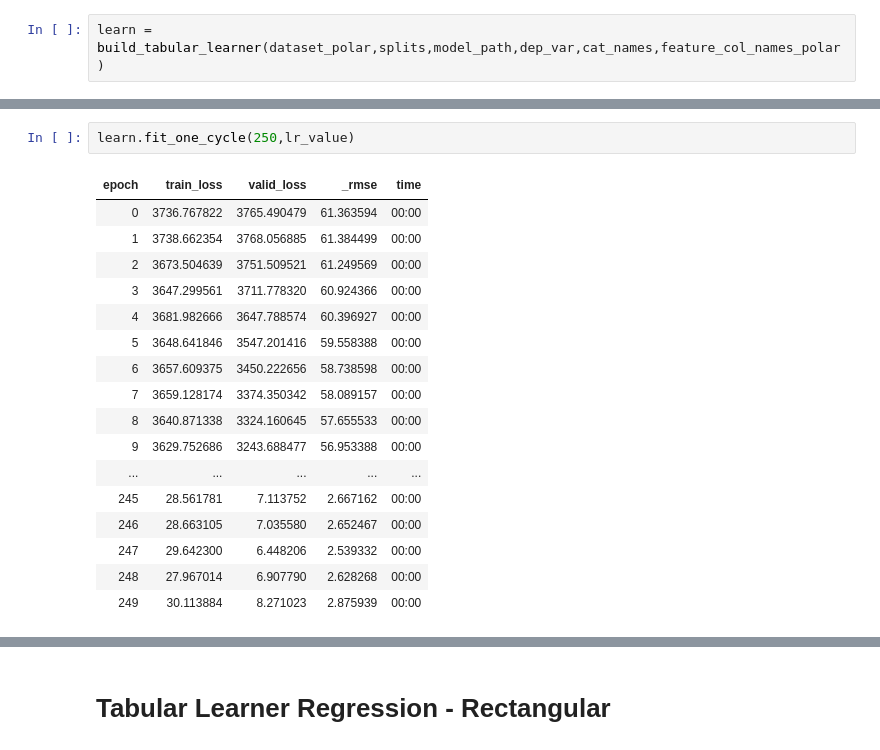
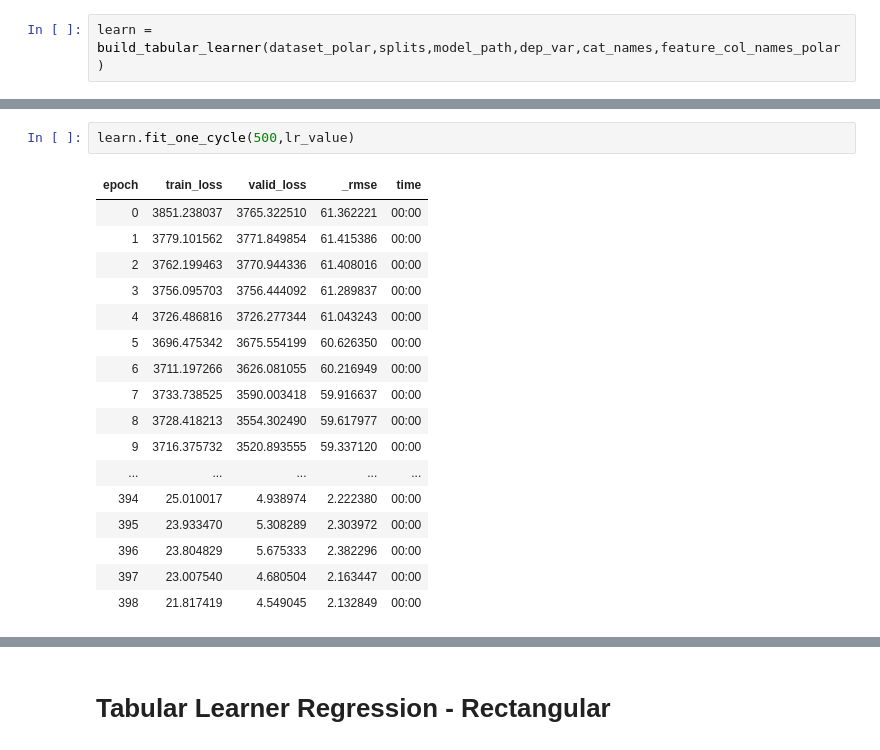
Before and after one commit to electrical-and-electronic-measurement/ml-4-measurement, a Jupyter notebook: notebooks/EIS_tabular_regression.ipynb, the cells around one changed output, grey strips where cells are left out. Drawn from its saved outputs; the diff is of its cells as text.

```diff
--- a/notebooks/EIS_tabular_regression.ipynb
+++ b/notebooks/EIS_tabular_regression.ipynb
@@ -78,23 +88,23 @@ SuggestedLRs(valley=0.02754228748381138)
 # %%
-learn.fit_one_cycle(250,lr_value)
+learn.fit_one_cycle(500,lr_value)
 # %% [output]
 | epoch | train_loss | valid_loss | _rmse | time |
-| 0 | 3736.767822 | 3765.490479 | 61.363594 | 00:00 |
-| 1 | 3738.662354 | 3768.056885 | 61.384499 | 00:00 |
-| 2 | 3673.504639 | 3751.509521 | 61.249569 | 00:00 |
-| 3 | 3647.299561 | 3711.778320 | 60.924366 | 00:00 |
-| 4 | 3681.982666 | 3647.788574 | 60.396927 | 00:00 |
-| 5 | 3648.641846 | 3547.201416 | 59.558388 | 00:00 |
-| 6 | 3657.609375 | 3450.222656 | 58.738598 | 00:00 |
-| 7 | 3659.128174 | 3374.350342 | 58.089157 | 00:00 |
-| 8 | 3640.871338 | 3324.160645 | 57.655533 | 00:00 |
-| 9 | 3629.752686 | 3243.688477 | 56.953388 | 00:00 |
+| 0 | 3851.238037 | 3765.322510 | 61.362221 | 00:00 |
+| 1 | 3779.101562 | 3771.849854 | 61.415386 | 00:00 |
+| 2 | 3762.199463 | 3770.944336 | 61.408016 | 00:00 |
+| 3 | 3756.095703 | 3756.444092 | 61.289837 | 00:00 |
+| 4 | 3726.486816 | 3726.277344 | 61.043243 | 00:00 |
+| 5 | 3696.475342 | 3675.554199 | 60.626350 | 00:00 |
+| 6 | 3711.197266 | 3626.081055 | 60.216949 | 00:00 |
+| 7 | 3733.738525 | 3590.003418 | 59.916637 | 00:00 |
+| 8 | 3728.418213 | 3554.302490 | 59.617977 | 00:00 |
+| 9 | 3716.375732 | 3520.893555 | 59.337120 | 00:00 |
 | ... | ... | ... | ... | ... |
-| 245 | 28.561781 | 7.113752 | 2.667162 | 00:00 |
-| 246 | 28.663105 | 7.035580 | 2.652467 | 00:00 |
-| 247 | 29.642300 | 6.448206 | 2.539332 | 00:00 |
-| 248 | 27.967014 | 6.907790 | 2.628268 | 00:00 |
-| 249 | 30.113884 | 8.271023 | 2.875939 | 00:00 |
+| 394 | 25.010017 | 4.938974 | 2.222380 | 00:00 |
+| 395 | 23.933470 | 5.308289 | 2.303972 | 00:00 |
+| 396 | 23.804829 | 5.675333 | 2.382296 | 00:00 |
+| 397 | 23.007540 | 4.680504 | 2.163447 | 00:00 |
+| 398 | 21.817419 | 4.549045 | 2.132849 | 00:00 |
 # %%
 learn.show_results()
 # %% [output]
```
Also changed, not shown: parts of 14 cells of this notebook, 3 other files.
